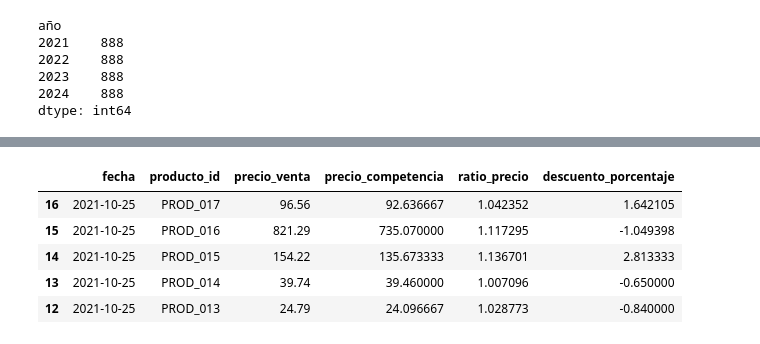
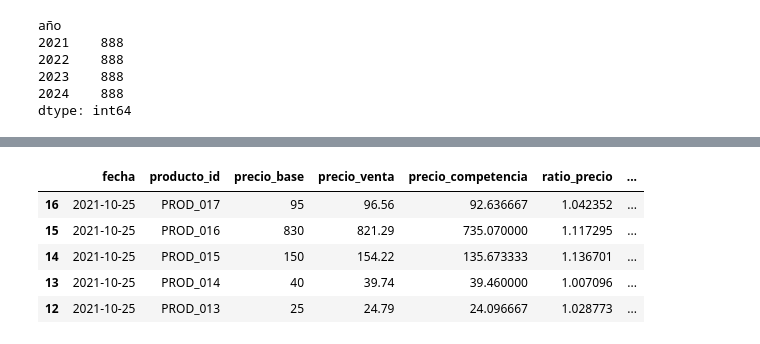
Before and after one commit to darwin-garcia/Forecasting-Ventas-S1, a Jupyter notebook: notebooks/Entrenamiento.ipynb, the cells around one changed output, grey strips where cells are left out. Saved outputs shown, nothing was run; the diff lists cells and outputs as text; code cells hidden in the pictures.

```diff
--- a/notebooks/Entrenamiento.ipynb
+++ b/notebooks/Entrenamiento.ipynb
@@ -485,24 +506,25 @@ df_nuevo_lags.head()
 # %%
 # Crear variable de descuento porcentaje
+# Formula ((precio_venta - precio_base) / precio_base) * 100
 df_nuevo_lags['descuento_porcentaje'] = ((df_nuevo_lags['precio_venta'] - df_nuevo_lags['precio_base']) / df_nuevo_lags['precio_base']) * 100
 
 # Crear variable precio_competencia (promedio de Amazon, Decathlon, deporvillage)
 competidores = ['Amazon', 'Decathlon', 'Deporvillage']
 
 df_nuevo_lags['precio_competencia'] = df_nuevo_lags[competidores].mean(axis=1)
 
 # Crear variable ratio_precio (nuestro precio / precio competencia)
 df_nuevo_lags['ratio_precio'] = df_nuevo_lags['precio_venta'] / df_nuevo_lags['precio_competencia']
 
 # Eliminar variables de Amazon, Decathlon, deporvillage
 df_nuevo_lags = df_nuevo_lags.drop(columns=competidores)
 
 # Mostrar las primeras filas con las nuevas variables
-df_nuevo_lags[['fecha', 'producto_id', 'precio_venta', 'precio_competencia', 'ratio_precio', 'descuento_porcentaje']].head()
+df_nuevo_lags[['fecha', 'producto_id', 'precio_base', 'precio_venta', 'precio_competencia', 'ratio_precio', 'descuento_porcentaje']].head()
 # %% [output]
-|  | fecha | producto_id | precio_venta | precio_competencia | ratio_precio | descuento_porcentaje |
-| 16 | 2021-10-25 | PROD_017 | 96.56 | 92.636667 | 1.042352 | 1.642105 |
-| 15 | 2021-10-25 | PROD_016 | 821.29 | 735.070000 | 1.117295 | -1.049398 |
-| 14 | 2021-10-25 | PROD_015 | 154.22 | 135.673333 | 1.136701 | 2.813333 |
-| 13 | 2021-10-25 | PROD_014 | 39.74 | 39.460000 | 1.007096 | -0.650000 |
-| 12 | 2021-10-25 | PROD_013 | 24.79 | 24.096667 | 1.028773 | -0.840000 |
+|  | fecha | producto_id | precio_base | precio_venta | precio_competencia | ratio_precio | ... |
+| 16 | 2021-10-25 | PROD_017 | 95 | 96.56 | 92.636667 | 1.042352 | ... |
+| 15 | 2021-10-25 | PROD_016 | 830 | 821.29 | 735.070000 | 1.117295 | ... |
+| 14 | 2021-10-25 | PROD_015 | 150 | 154.22 | 135.673333 | 1.136701 | ... |
+| 13 | 2021-10-25 | PROD_014 | 40 | 39.74 | 39.460000 | 1.007096 | ... |
+| 12 | 2021-10-25 | PROD_013 | 25 | 24.79 | 24.096667 | 1.028773 | ... |
```
Also changed, not shown: parts of 12 cells of this notebook, 2 other files.
